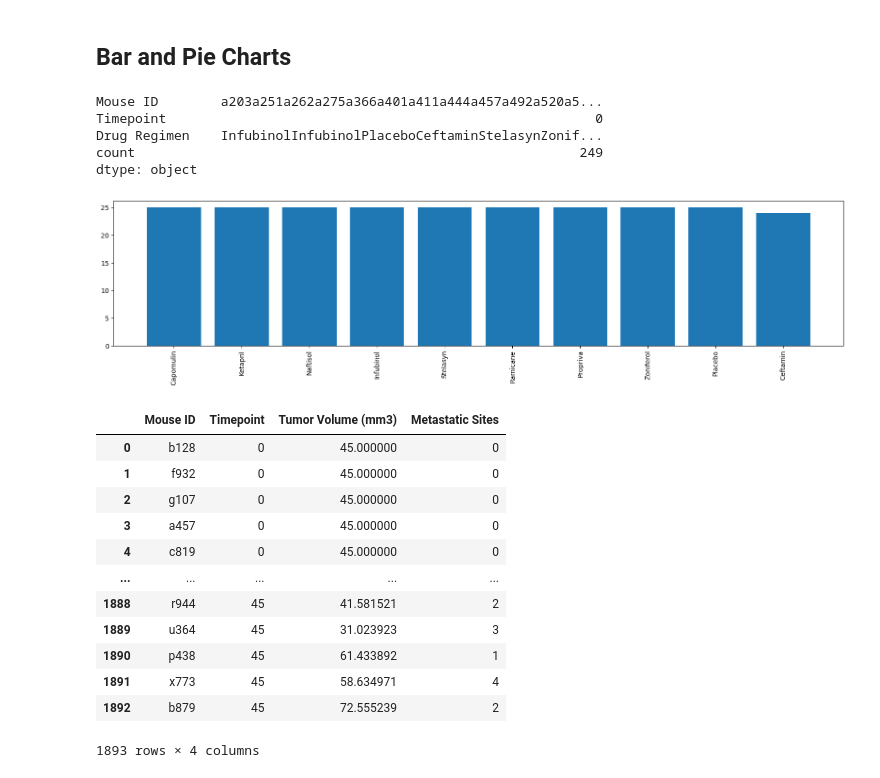
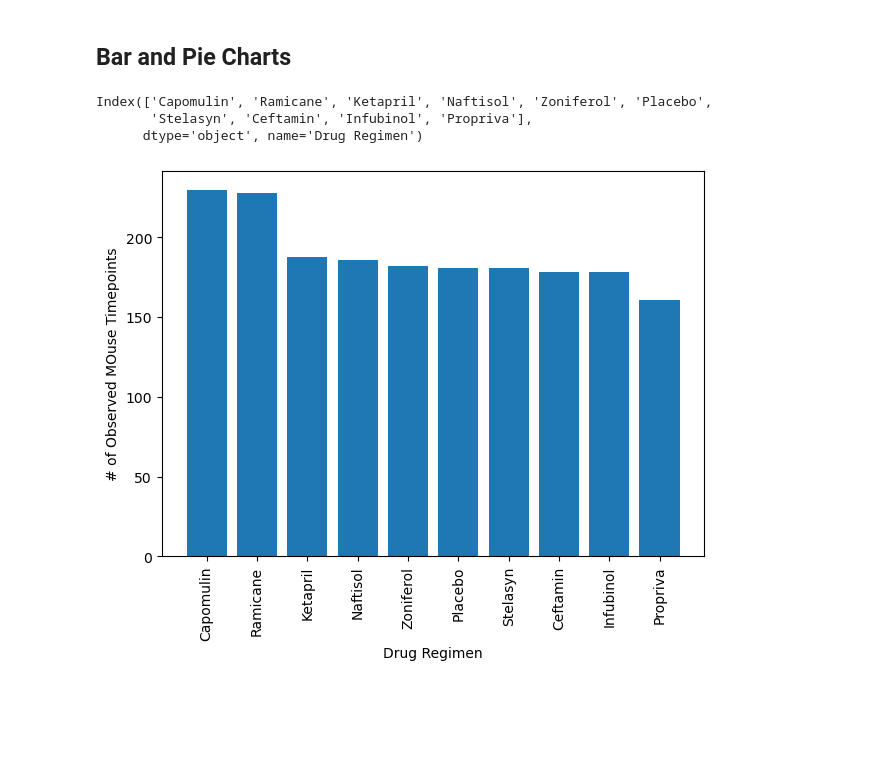
Before and after one commit to Fuy98/Challenge-5, a Jupyter notebook: Challenge-5.ipynb, the cells around one changed output. Drawn from its saved outputs; the diff is of its cells as text; code cells hidden in the pictures; blank space fills up the shorter version.

```diff
--- a/Challenge-5.ipynb
+++ b/Challenge-5.ipynb
@@ -169,38 +191,29 @@ summary_df
 | Zoniferol | 53.236507 | 51.818479 | 48.533355 | 6.966589 | 0.516398 |
 # %% [markdown]
 ## Bar and Pie Charts
-# %%
-labels = Drug_Regimen['Drug Regimen']
-y_values = dropcomplete_data.groupby(['Mouse ID','Timepoint'], as_index=False)[["Drug Regimen"]].value_counts().sum()
-#.sum()['Mouse ID']['Timepoint']'Drug Regimen'
-y_values
-# %% [output]
-Mouse ID        a203a251a262a275a366a401a411a444a457a492a520a5...
-Timepoint                                                       0
-Drug Regimen    InfubinolInfubinolPlaceboCeftaminStelasynZonif...
-count                                                         249
-dtype: object
+# %%
+#labels = Drug_Regimen['Drug Regimen']
+plotdf = complete_data.groupby(['Drug Regimen'])[["Mouse ID"]].count()
+plotdf = plotdf.sort_values('Mouse ID', ascending = False)
+labels = complete_data.groupby(['Drug Regimen'])[["Mouse ID"]].count()
+labels = plotdf.index
+y_values = complete_data.groupby(['Drug Regimen'])[["Mouse ID"]].count()
+y_values = plotdf['Mouse ID']
+labels
+#y_values = dropcomplete_data.groupby(['Drug Regimen'], as_index=False)[["Timepoint"]].value_counts()
+#.sum()['Mouse ID']['Timepoint']'Drug Regimen'
+#y_values
+# %% [output]
+Index(['Capomulin', 'Ramicane', 'Ketapril', 'Naftisol', 'Zoniferol', 'Placebo',
+       'Stelasyn', 'Ceftamin', 'Infubinol', 'Propriva'],
+      dtype='object', name='Drug Regimen')
 # %%
 # Generate a bar plot showing the total number of rows (Mouse ID/Timepoints) for each drug regimen using Pandas.
-plt.figure(figsize=[20,4])
+plt.figure(figsize=[7,5])
 plt.bar(labels, y_values)
 plt.xticks(rotation='vertical')
+plt.ylabel('# of Observed MOuse Timepoints')
+plt.xlabel('Drug Regimen')
 plt.show()
 # %% [output]
-[figure, old version]
+[figure, new version]
-# %%
-study_results
-# %% [output]
-|  | Mouse ID | Timepoint | Tumor Volume (mm3) | Metastatic Sites |
-| 0 | b128 | 0 | 45.000000 | 0 |
-| 1 | f932 | 0 | 45.000000 | 0 |
-| 2 | g107 | 0 | 45.000000 | 0 |
-| 3 | a457 | 0 | 45.000000 | 0 |
-| 4 | c819 | 0 | 45.000000 | 0 |
-| ... | ... | ... | ... | ... |
-| 1888 | r944 | 45 | 41.581521 | 2 |
-| 1889 | u364 | 45 | 31.023923 | 3 |
-| 1890 | p438 | 45 | 61.433892 | 1 |
-| 1891 | x773 | 45 | 58.634971 | 4 |
-| 1892 | b879 | 45 | 72.555239 | 2 |
-1893 rows × 4 columns
```
Also changed, not shown: parts of 13 cells of this notebook.
